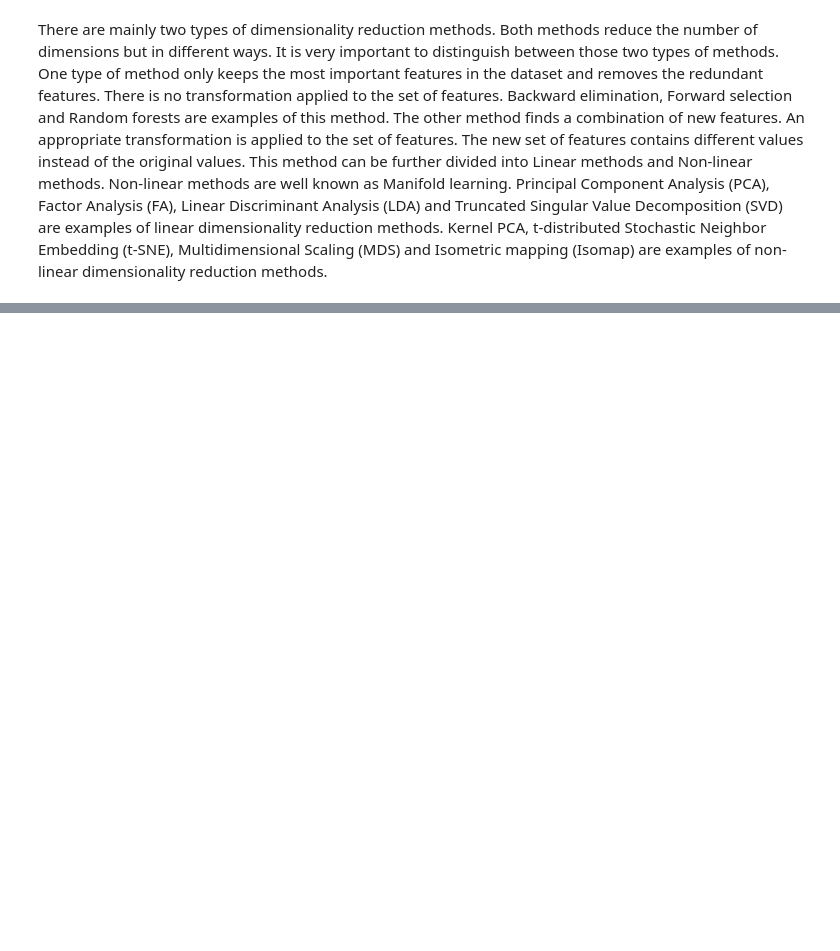
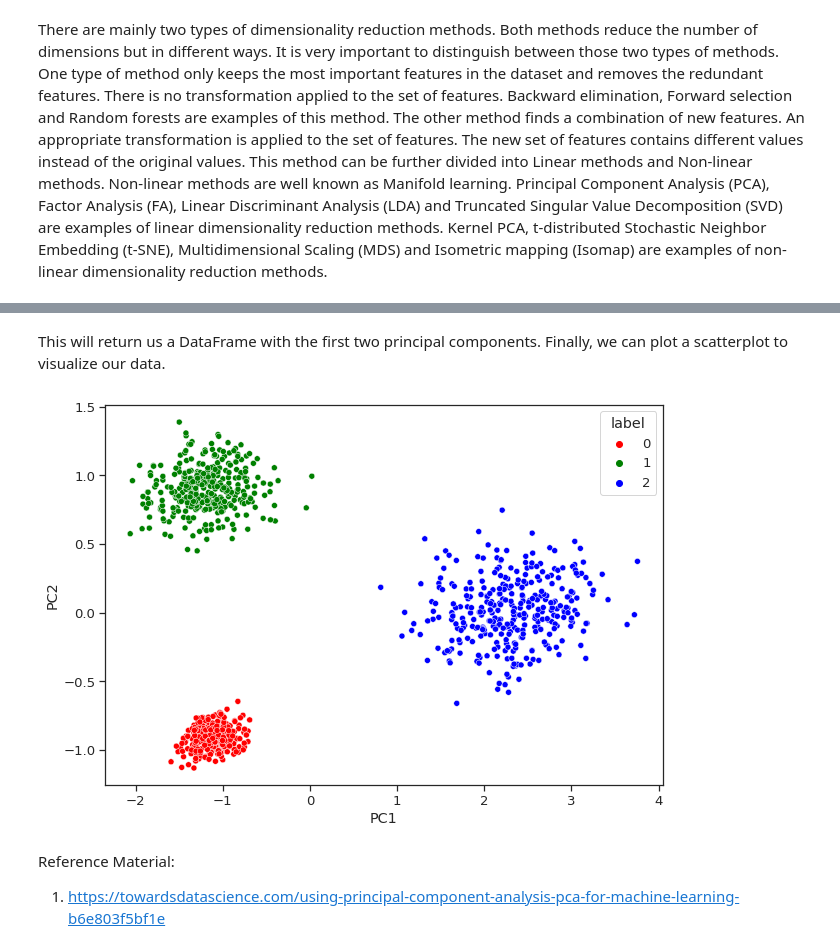
Before and after one commit to rajeshmore1/DataScience_Mentorship, a Jupyter notebook: ML_24_Unsupervised_Learning_algorithms_(PCA).ipynb, the cells around one changed output, grey strips where cells are left out. Saved outputs shown, nothing was run; the diff lists cells and outputs as text; code cells hidden in the pictures; blank space fills up the shorter version.

```diff
--- a/ML_24_Unsupervised_Learning_algorithms_(PCA).ipynb
+++ b/ML_24_Unsupervised_Learning_algorithms_(PCA).ipynb
@@ -115,0 +359,11 @@ PCA is one of my favorite machine learning algorithms. PCA is a linear dimension
+# %%
+# Perform PCA (Choose n_components to keep)
+pca = PCA(n_components=2)
+pca_array = pca.fit_transform(df)
+
+# Convert back to DataFrame for readability
+df_pca = pd.DataFrame(data=pca_array)
+df_pca.columns = ['PC' + str(col+1) for col in df_pca.columns.values]
+df_pca['label'] = y
+
+df_pca.head()
@@ -115,0 +377,12 @@ PCA is one of my favorite machine learning algorithms. PCA is a linear dimension
+# %% [markdown]
+This will return us a DataFrame with the first two principal components. Finally, we can plot a scatterplot to visualize our data.
+# %%
+# Plot Principal Component
+_ = sns.set(style='ticks', font_scale=1.2)
+fig, ax = plt.subplots(figsize=(10, 7))
+_ = sns.scatterplot(data=df_pca, x='PC1', y='PC2', hue=df_pca['label'], palette=['red', 'green', 'blue'])
+# %% [output]
+[figure, added]
+# %% [markdown]
+Reference Material:
+1. https://towardsdatascience.com/using-principal-component-analysis-pca-for-machine-learning-b6e803f5bf1e
```
Also changed, not shown: parts of 37 cells of this notebook.
